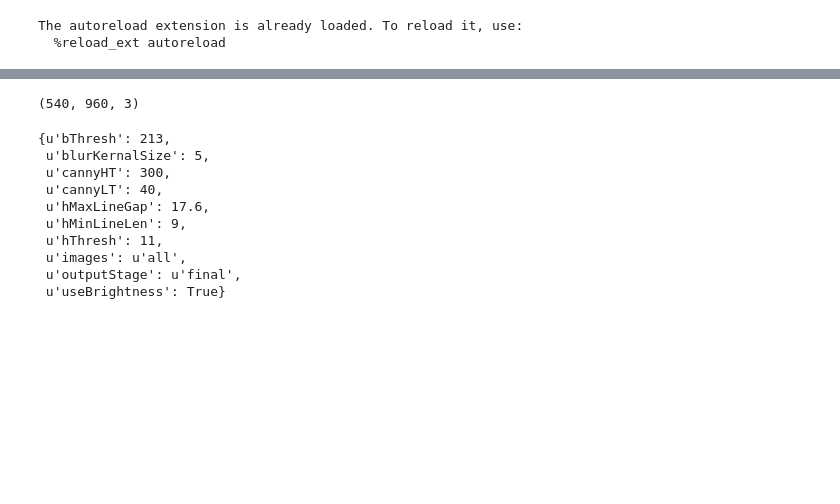
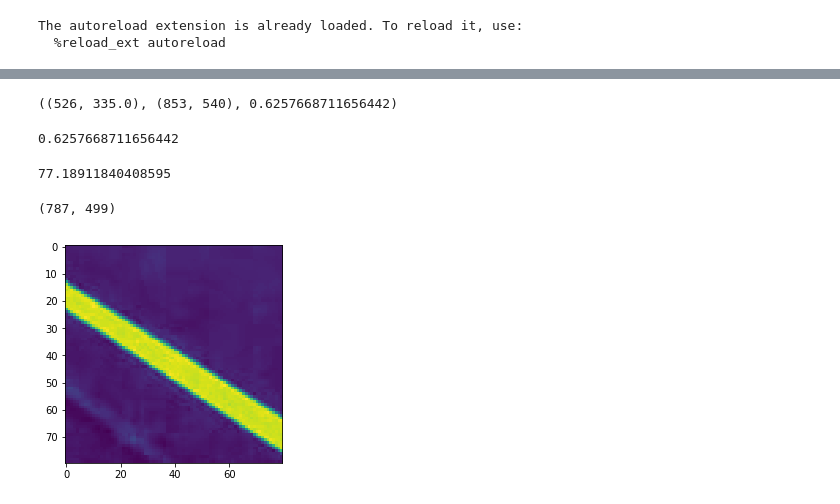
Before and after one commit to rohanraja/carLaneDetector_P1, a Jupyter notebook: DetectLanesCodeTester.ipynb, the cells around one changed output, grey strips where cells are left out. Cells and saved outputs as stored; diff of their text form; code cells hidden in the pictures; blank space fills up the shorter version.

```diff
--- a/DetectLanesCodeTester.ipynb
+++ b/DetectLanesCodeTester.ipynb
@@ -114,17 +156,29 @@ l = LineFromCVLine(hLines[0])
-# %%
-outImg.shape
-# %% [output]
-(540, 960, 3)
-# %%
-params
-# %% [output]
-{u'bThresh': 213,
- u'blurKernalSize': 5,
- u'cannyHT': 300,
- u'cannyLT': 40,
- u'hMaxLineGap': 17.6,
- u'hMinLineLen': 9,
- u'hThresh': 11,
- u'images': u'all',
- u'outputStage': u'final',
- u'useBrightness': True}
+# %%
+l = lnValsRight[0][3]
+l.highPoint, l.lowPoint, l.slope
+# %% [output]
+((526, 335.0), (853, 540), 0.6257668711656442)
+# %%
+theta = np.arctan(l.slope)
+np.sin(theta) / np.cos(theta)
+# %% [output]
+0.6257668711656442
+# %%
+distBwHighLow = l.distBetween(l.lowPoint[0], l.highPoint[0], l.lowPoint[1], l.highPoint[1])
+distBwHighLow = np.sqrt(distBwHighLow)
+distBwHighLow *= 0.2
+distBwHighLow
+# %% [output]
+77.18911840408595
+# %%
+midX = int(l.lowPoint[0] - distBwHighLow*np.cos(theta))
+midY = int(l.lowPoint[1] - distBwHighLow*np.sin(theta))
+midX, midY
+# %% [output]
+(787, 499)
+# %%
+delta = 40
+br = hsv[midY-delta:midY+delta,midX-delta:midX+delta,2]
+showimg(br)
+# %% [output]
+[figure, added]
```
Also changed, not shown: parts of 7 cells of this notebook, 5 other files.
